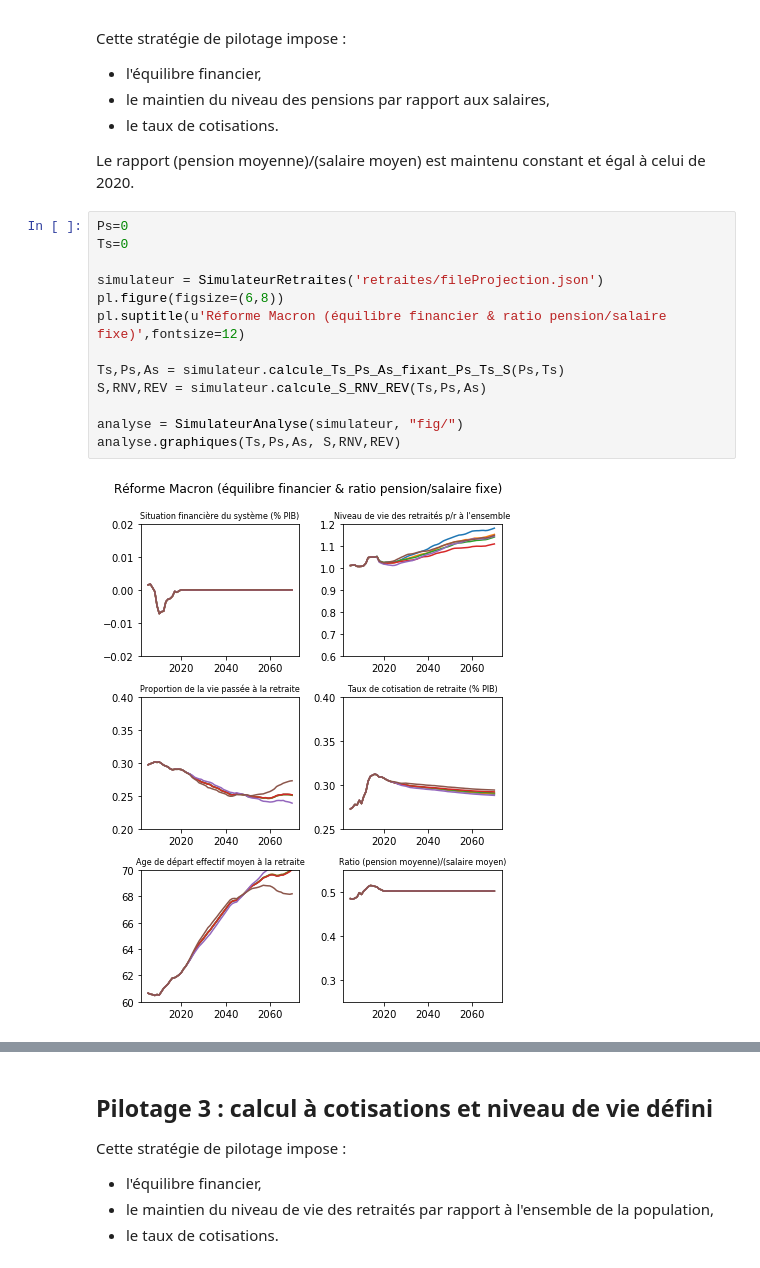
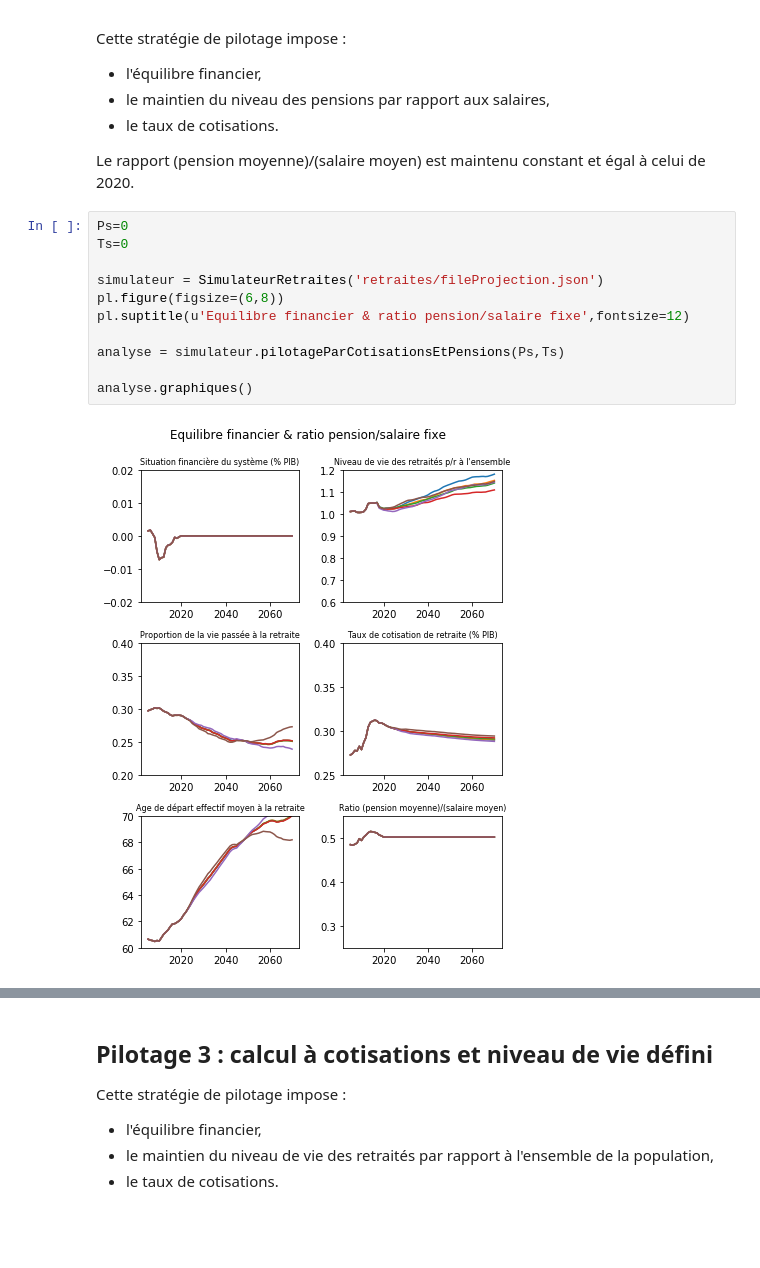
Before and after one commit to brunoscherrer/retraites, a Jupyter notebook: index.ipynb, the cells around one changed output, grey strips where cells are left out. Cells and saved outputs as stored; diff of their text form; blank space fills up the shorter version.

```diff
--- a/index.ipynb
+++ b/index.ipynb
@@ -79,17 +77,15 @@ Le rapport (pension moyenne)/(salaire moyen) est maintenu constant et égal à c
 # %%
 Ps=0
 Ts=0
 
 simulateur = SimulateurRetraites('retraites/fileProjection.json')
 pl.figure(figsize=(6,8))
-pl.suptitle(u'Réforme Macron (équilibre financier & ratio pension/salaire fixe)',fontsize=12)
+pl.suptitle(u'Equilibre financier & ratio pension/salaire fixe',fontsize=12)
 
-Ts,Ps,As = simulateur.calcule_Ts_Ps_As_fixant_Ps_Ts_S(Ps,Ts)
-S,RNV,REV = simulateur.calcule_S_RNV_REV(Ts,Ps,As)
+analyse = simulateur.pilotageParCotisationsEtPensions(Ps,Ts)
 
-analyse = SimulateurAnalyse(simulateur, "fig/")
-analyse.graphiques(Ts,Ps,As, S,RNV,REV)
+analyse.graphiques()
 # %% [output]
-[figure, old version]
+[figure, new version]
 # %%
 print("Maintien du rapport pension moyenne / salaire moyen")
```
Also changed, not shown: parts of 14 cells of this notebook, 38 other files.
